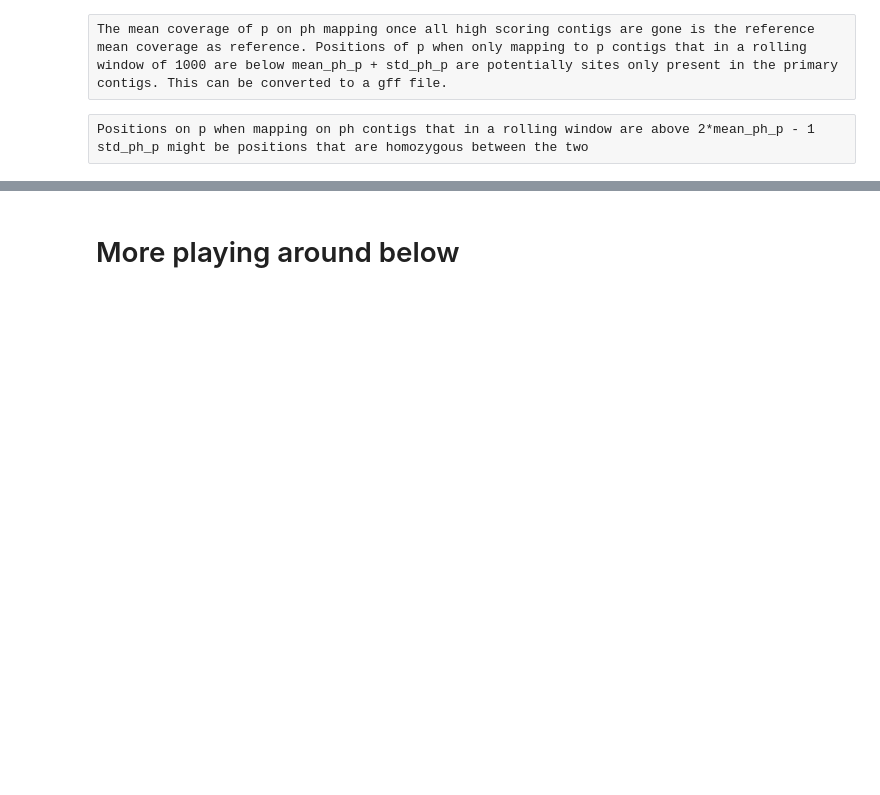
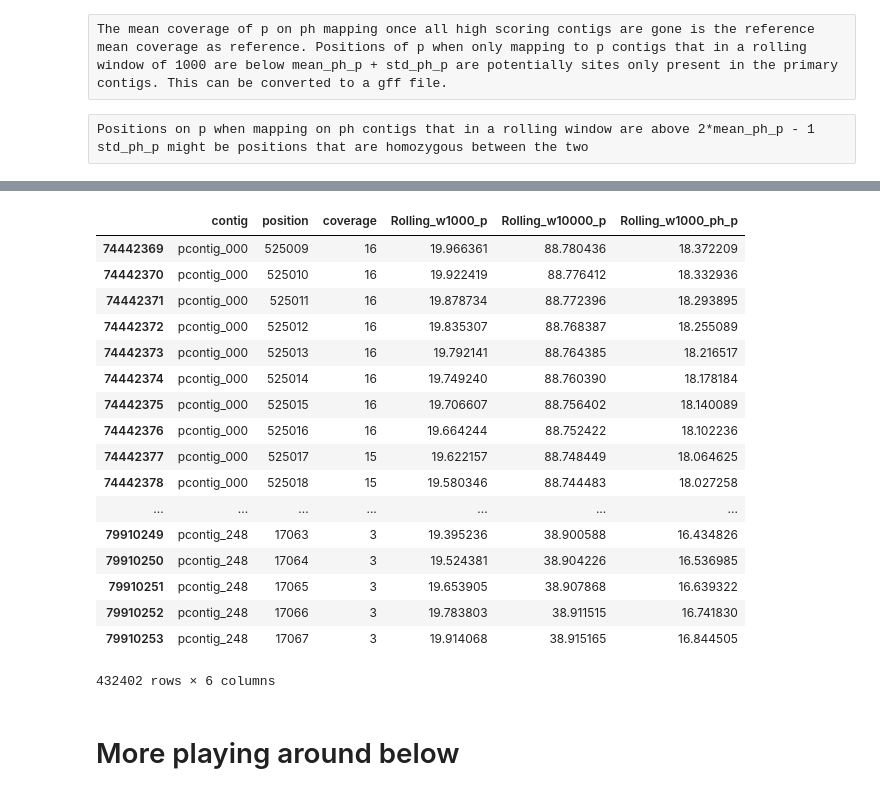
Before and after one commit to BenjaminSchwessinger/Pst_104E_analysis, a Jupyter notebook: Pst_104E_v12_coverage_analysis.ipynb, the cells around one changed output, grey strips where cells are left out. Saved outputs shown, nothing was run; the diff lists cells and outputs as text; code cells hidden in the pictures; blank space fills up the shorter version.

```diff
--- a/Pst_104E_v12_coverage_analysis.ipynb
+++ b/Pst_104E_v12_coverage_analysis.ipynb
@@ -434,7 +436,7 @@ p_homo_bed_df.to_csv(os.path.join(COV_OUT_PATH, output_genome + '_ph_ctg.ph_p_ho
 p_unique_bed_df.to_csv(os.path.join(COV_OUT_PATH, output_genome + '-ph_ctg.p_p_het_cov.bed'), header=None, index = None, sep ='\t')
 # %%
 #also write out the proceessed dataframes with rolling and such
-process_p_df = pd.concat(process_p_df_dict.values()).sort_values(by=[0,1])
-process_ph_df = pd.concat(process_p_df_dict.values()).sort_values(by=[0,1])
+process_p_df = pd.concat(process_p_df_dict.values()).sort_values(by=['contig','position'])
+process_ph_df = pd.concat(process_p_df_dict.values()).sort_values(by=['contig','position'])
 process_p_df.to_csv(os.path.join(COV_OUT_PATH, input_genome + 'p_ctg.' +coverage_file_suffix.replace('.cov', '.processed.cov')), index = None, sep ='\t')
 process_ph_df.to_csv(os.path.join(COV_OUT_PATH, input_genome + 'ph_ctg.'+coverage_file_suffix.replace('.cov', '.processed.cov')), index = None, sep ='\t')
@@ -451,2 +443,23 @@ mean_s2000_ph_p
+# %%
+process_p_df[process_p_df['Rolling_w1000_p'] <  20]
+# %% [output]
+|  | contig | position | coverage | Rolling_w1000_p | Rolling_w10000_p | Rolling_w1000_ph_p |
+| 74442369 | pcontig_000 | 525009 | 16 | 19.966361 | 88.780436 | 18.372209 |
+| 74442370 | pcontig_000 | 525010 | 16 | 19.922419 | 88.776412 | 18.332936 |
+| 74442371 | pcontig_000 | 525011 | 16 | 19.878734 | 88.772396 | 18.293895 |
+| 74442372 | pcontig_000 | 525012 | 16 | 19.835307 | 88.768387 | 18.255089 |
+| 74442373 | pcontig_000 | 525013 | 16 | 19.792141 | 88.764385 | 18.216517 |
+| 74442374 | pcontig_000 | 525014 | 16 | 19.749240 | 88.760390 | 18.178184 |
+| 74442375 | pcontig_000 | 525015 | 16 | 19.706607 | 88.756402 | 18.140089 |
+| 74442376 | pcontig_000 | 525016 | 16 | 19.664244 | 88.752422 | 18.102236 |
+| 74442377 | pcontig_000 | 525017 | 15 | 19.622157 | 88.748449 | 18.064625 |
+| 74442378 | pcontig_000 | 525018 | 15 | 19.580346 | 88.744483 | 18.027258 |
+| ... | ... | ... | ... | ... | ... | ... |
+| 79910249 | pcontig_248 | 17063 | 3 | 19.395236 | 38.900588 | 16.434826 |
+| 79910250 | pcontig_248 | 17064 | 3 | 19.524381 | 38.904226 | 16.536985 |
+| 79910251 | pcontig_248 | 17065 | 3 | 19.653905 | 38.907868 | 16.639322 |
+| 79910252 | pcontig_248 | 17066 | 3 | 19.783803 | 38.911515 | 16.741830 |
+| 79910253 | pcontig_248 | 17067 | 3 | 19.914068 | 38.915165 | 16.844505 |
+432402 rows × 6 columns
 # %% [markdown]
 # More playing around below
```
Also changed, not shown: parts of 6 cells of this notebook.
